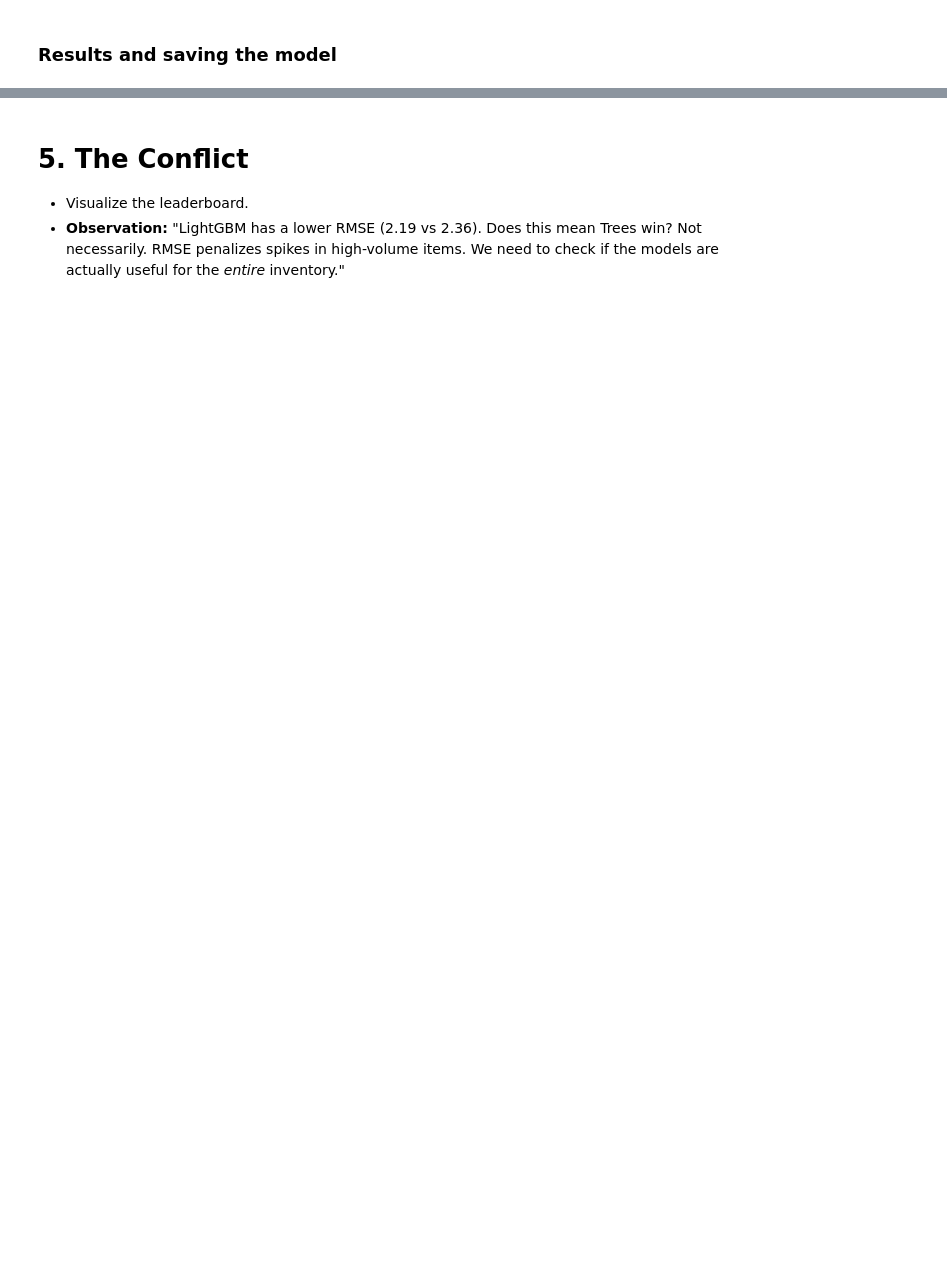
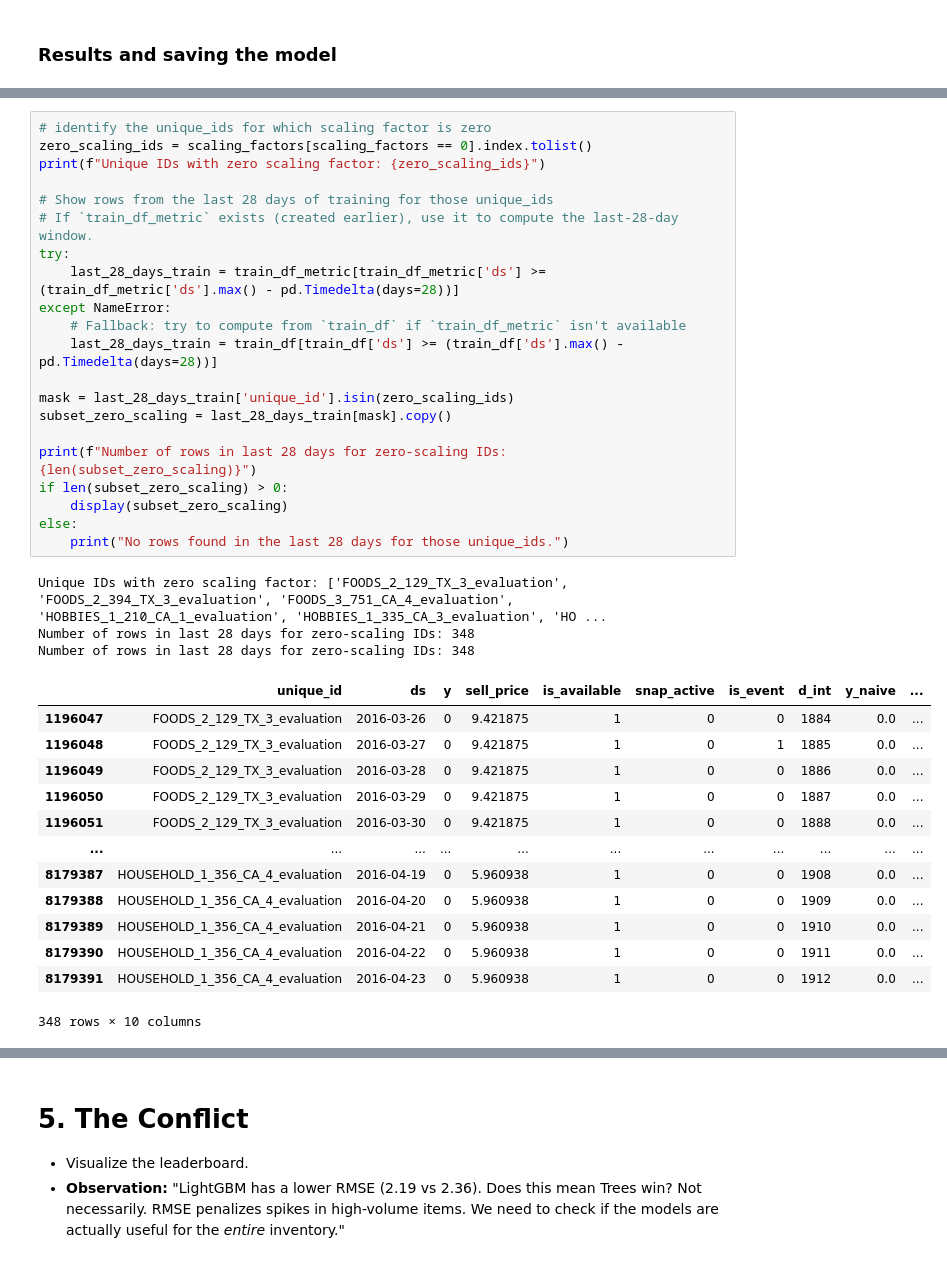
Before and after one commit to Zak-Las/Walmart-Demand-Forcasting, a Jupyter notebook: Notebooks/02_global_scale.ipynb, the cells around one changed output, grey strips where cells are left out. Drawn from its saved outputs; the diff is of its cells as text; blank space fills up the shorter version.

```diff
--- a/Notebooks/02_global_scale.ipynb
+++ b/Notebooks/02_global_scale.ipynb
@@ -837,0 +1176,38 @@ model.save_model('lgbm_global_model.txt')
+# %%
+# identify the unique_ids for which scaling factor is zero
+zero_scaling_ids = scaling_factors[scaling_factors == 0].index.tolist()
+print(f"Unique IDs with zero scaling factor: {zero_scaling_ids}")
+
+# Show rows from the last 28 days of training for those unique_ids
+# If `train_df_metric` exists (created earlier), use it to compute the last-28-day window.
+try:
+    last_28_days_train = train_df_metric[train_df_metric['ds'] >= (train_df_metric['ds'].max() - pd.Timedelta(days=28))]
+except NameError:
+    # Fallback: try to compute from `train_df` if `train_df_metric` isn't available
+    last_28_days_train = train_df[train_df['ds'] >= (train_df['ds'].max() - pd.Timedelta(days=28))]
+
+mask = last_28_days_train['unique_id'].isin(zero_scaling_ids)
+subset_zero_scaling = last_28_days_train[mask].copy()
+
+print(f"Number of rows in last 28 days for zero-scaling IDs: {len(subset_zero_scaling)}")
+if len(subset_zero_scaling) > 0:
+    display(subset_zero_scaling)
+else:
+    print("No rows found in the last 28 days for those unique_ids.")
+# %% [output]
+Unique IDs with zero scaling factor: ['FOODS_2_129_TX_3_evaluation', 'FOODS_2_394_TX_3_evaluation', 'FOODS_3_751_CA_4_evaluation', 'HOBBIES_1_210_CA_1_evaluation', 'HOBBIES_1_335_CA_3_evaluation', 'HO ...
+Number of rows in last 28 days for zero-scaling IDs: 348
+Number of rows in last 28 days for zero-scaling IDs: 348
+|  | unique_id | ds | y | sell_price | is_available | snap_active | is_event | d_int | y_naive | ... |
+| 1196047 | FOODS_2_129_TX_3_evaluation | 2016-03-26 | 0 | 9.421875 | 1 | 0 | 0 | 1884 | 0.0 | ... |
+| 1196048 | FOODS_2_129_TX_3_evaluation | 2016-03-27 | 0 | 9.421875 | 1 | 0 | 1 | 1885 | 0.0 | ... |
+| 1196049 | FOODS_2_129_TX_3_evaluation | 2016-03-28 | 0 | 9.421875 | 1 | 0 | 0 | 1886 | 0.0 | ... |
+| 1196050 | FOODS_2_129_TX_3_evaluation | 2016-03-29 | 0 | 9.421875 | 1 | 0 | 0 | 1887 | 0.0 | ... |
+| 1196051 | FOODS_2_129_TX_3_evaluation | 2016-03-30 | 0 | 9.421875 | 1 | 0 | 0 | 1888 | 0.0 | ... |
+| ... | ... | ... | ... | ... | ... | ... | ... | ... | ... | ... |
+| 8179387 | HOUSEHOLD_1_356_CA_4_evaluation | 2016-04-19 | 0 | 5.960938 | 1 | 0 | 0 | 1908 | 0.0 | ... |
+| 8179388 | HOUSEHOLD_1_356_CA_4_evaluation | 2016-04-20 | 0 | 5.960938 | 1 | 0 | 0 | 1909 | 0.0 | ... |
+| 8179389 | HOUSEHOLD_1_356_CA_4_evaluation | 2016-04-21 | 0 | 5.960938 | 1 | 0 | 0 | 1910 | 0.0 | ... |
+| 8179390 | HOUSEHOLD_1_356_CA_4_evaluation | 2016-04-22 | 0 | 5.960938 | 1 | 0 | 0 | 1911 | 0.0 | ... |
+| 8179391 | HOUSEHOLD_1_356_CA_4_evaluation | 2016-04-23 | 0 | 5.960938 | 1 | 0 | 0 | 1912 | 0.0 | ... |
+348 rows × 10 columns
```
Also changed, not shown: parts of 59 cells of this notebook.
